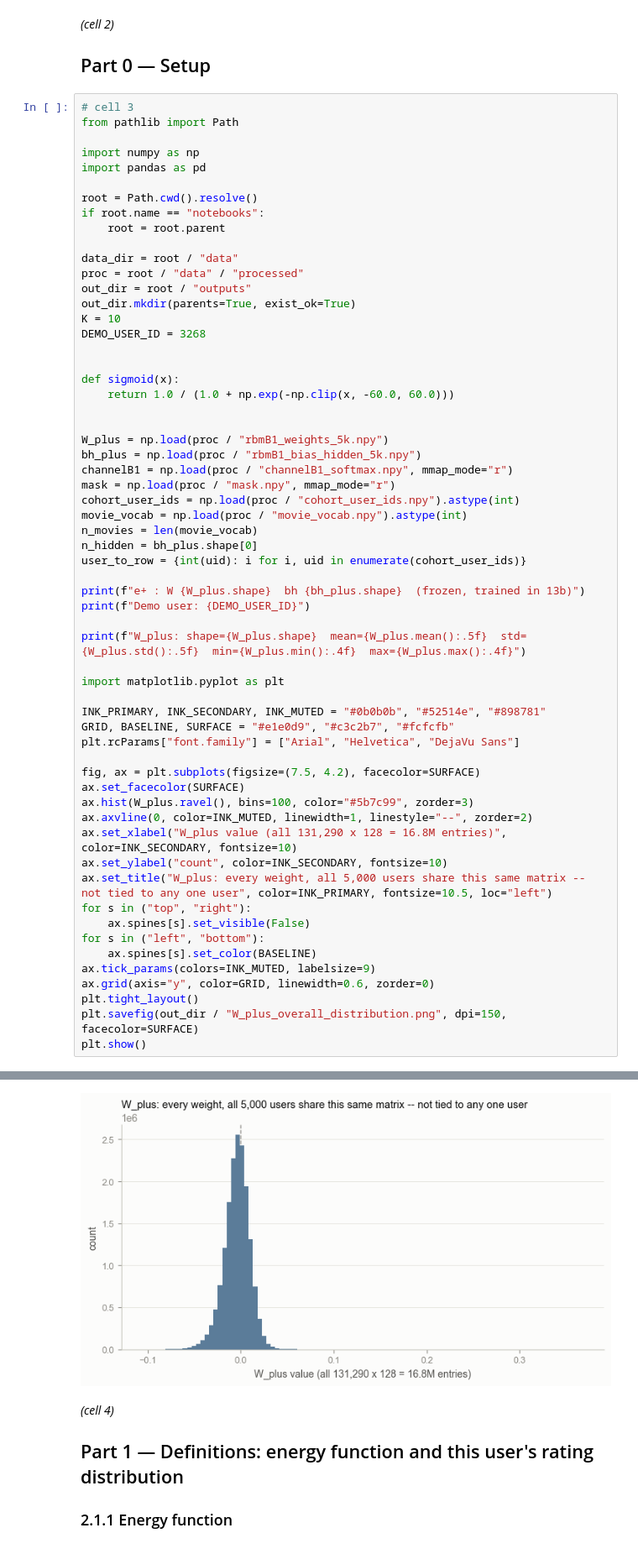
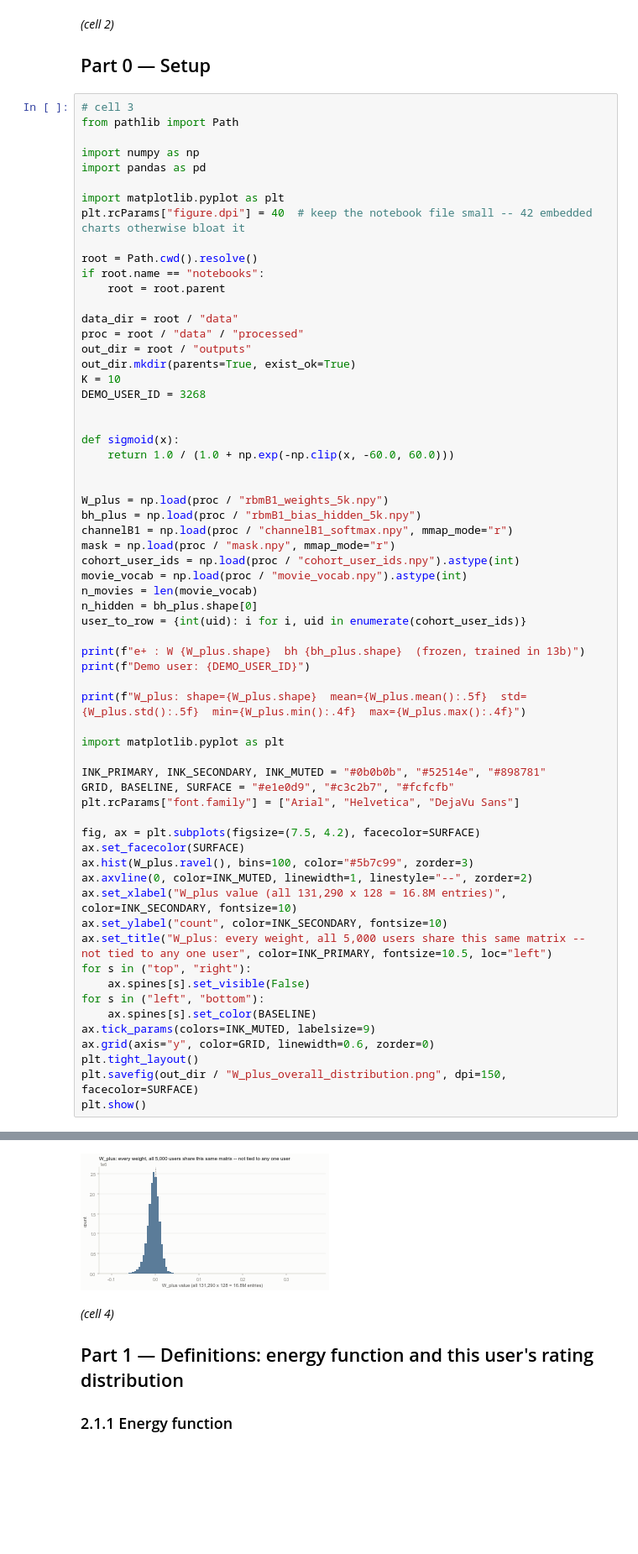
Before and after one commit to yixuan116/MovieLens-with-Restricted-Boltzmann-machine, a Jupyter notebook: notebooks/21_energy_single_user_demo_5k.ipynb, the cells around one changed output, grey strips where cells are left out. Shown at 84% size. Drawn from its saved outputs; the diff is of its cells as text; blank space fills up the shorter version.

```diff
--- a/notebooks/21_energy_single_user_demo_5k.ipynb
+++ b/notebooks/21_energy_single_user_demo_5k.ipynb
@@ -16,6 +16,9 @@ from pathlib import Path
 
 import numpy as np
 import pandas as pd
+
+import matplotlib.pyplot as plt
+plt.rcParams["figure.dpi"] = 40  # keep the notebook file small -- 42 embedded charts otherwise bloat it
 
 root = Path.cwd().resolve()
 if root.name == "notebooks":
@@ -47,34 +50,34 @@ print(f"e+ : W {W_plus.shape}  bh {bh_plus.shape}  (frozen, trained in 13b)")
 print(f"Demo user: {DEMO_USER_ID}")
 
 print(f"W_plus: shape={W_plus.shape}  mean={W_plus.mean():.5f}  std={W_plus.std():.5f}  min={W_plus.min():.4f}  max={W_plus.max():.4f}")
 
 import matplotlib.pyplot as plt
 
 INK_PRIMARY, INK_SECONDARY, INK_MUTED = "#0b0b0b", "#52514e", "#898781"
 GRID, BASELINE, SURFACE = "#e1e0d9", "#c3c2b7", "#fcfcfb"
 plt.rcParams["font.family"] = ["Arial", "Helvetica", "DejaVu Sans"]
 
 fig, ax = plt.subplots(figsize=(7.5, 4.2), facecolor=SURFACE)
 ax.set_facecolor(SURFACE)
 ax.hist(W_plus.ravel(), bins=100, color="#5b7c99", zorder=3)
 ax.axvline(0, color=INK_MUTED, linewidth=1, linestyle="--", zorder=2)
 ax.set_xlabel("W_plus value (all 131,290 x 128 = 16.8M entries)", color=INK_SECONDARY, fontsize=10)
 ax.set_ylabel("count", color=INK_SECONDARY, fontsize=10)
 ax.set_title("W_plus: every weight, all 5,000 users share this same matrix -- not tied to any one user", color=INK_PRIMARY, fontsize=10.5, loc="left")
 for s in ("top", "right"):
     ax.spines[s].set_visible(False)
 for s in ("left", "bottom"):
     ax.spines[s].set_color(BASELINE)
 ax.tick_params(colors=INK_MUTED, labelsize=9)
 ax.grid(axis="y", color=GRID, linewidth=0.6, zorder=0)
 plt.tight_layout()
 plt.savefig(out_dir / "W_plus_overall_distribution.png", dpi=150, facecolor=SURFACE)
 plt.show()
 # %% [output]
 e+ : W (131290, 128)  bh (128,)  (frozen, trained in 13b)
 Demo user: 3268
 W_plus: shape=(131290, 128)  mean=-0.00425  std=0.01370  min=-0.1049  max=0.3670
-[figure, old version]
+[figure, new version]
 # %% [markdown]
 *(cell 4)*
 
```
Also changed, not shown: parts of 20 cells of this notebook, 41 other files.
